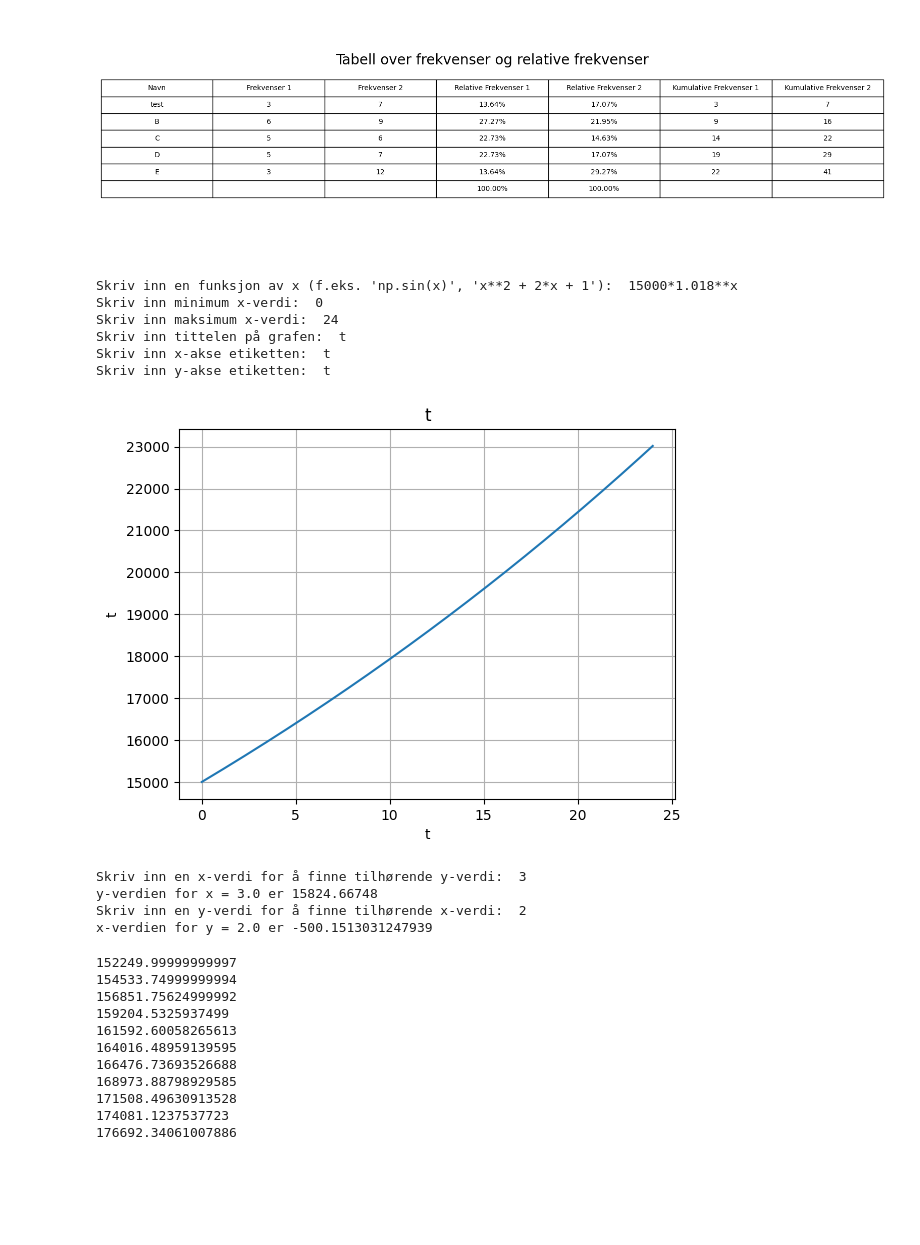
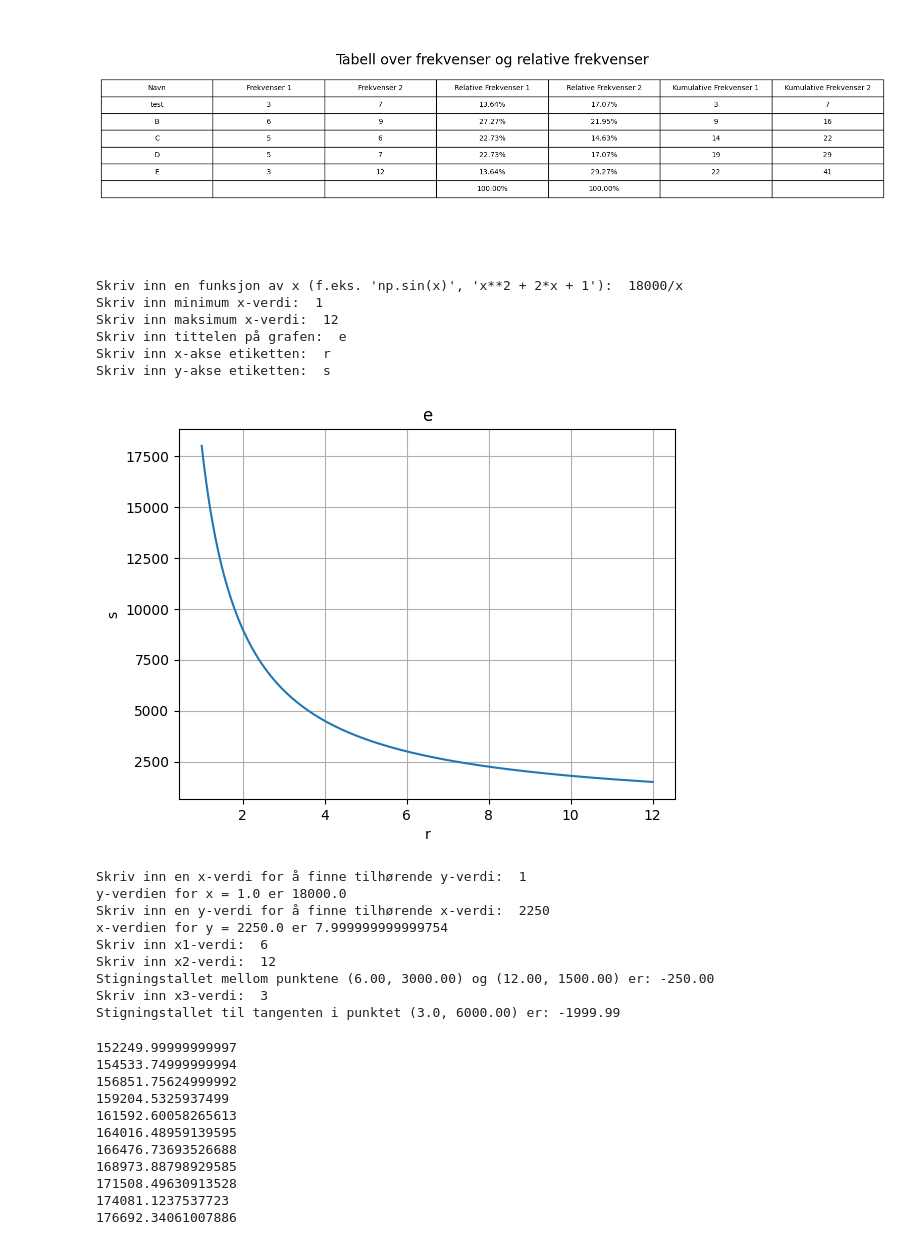
Before and after one commit to hanska91/Matematikk-2P-Y, a Jupyter notebook: Matematikkboka 2P-Y + Litt annet.ipynb, the cells around one changed output. Drawn from its saved outputs; the diff is of its cells as text; code cells hidden in the pictures; blank space fills up the shorter version.

```diff
--- a/Matematikkboka 2P-Y + Litt annet.ipynb
+++ b/Matematikkboka 2P-Y + Litt annet.ipynb
@@ -3326,6 +3337,7 @@ plt.show()
 # Spør funksjonen for å lage hvilken som helst funksjon, spør også om x-verdi og tilhørende y-verdi og motsatt :)
 import numpy as np
 import matplotlib.pyplot as plt
+from scipy.optimize import fsolve
 
 # Be brukeren om funksjonen
 funksjon_str = input("Skriv inn en funksjon av x (f.eks. 'np.sin(x)', 'x**2 + 2*x + 1'): ")
@@ -3340,45 +3352,74 @@ x_akse = input("Skriv inn x-akse etiketten: ")
 y_akse = input("Skriv inn y-akse etiketten: ")
 
 # Generer x-verdier
 x = np.linspace(x_min, x_max, 400)
 
 # Evaluer funksjonen
 y = eval(funksjon_str)
 
 # Plot funksjonen
 plt.plot(x, y)
 plt.title(tittel)
 plt.xlabel(x_akse)
 plt.ylabel(y_akse)
 plt.grid(True)
 
 # Vis grafen
 plt.show()
 
 # Be brukeren om en bestemt x-verdi for å finne tilhørende y-verdi
 x_verdi = float(input("Skriv inn en x-verdi for å finne tilhørende y-verdi: "))
 y_verdi = eval(funksjon_str.replace('x', str(x_verdi)))
 print(f"y-verdien for x = {x_verdi} er {y_verdi}")
 
 # Be brukeren om en bestemt y-verdi for å finne tilhørende x-verdi
 y_verdi = float(input("Skriv inn en y-verdi for å finne tilhørende x-verdi: "))
 # Dette krever en invers funksjon, så vi bruker en numerisk metode
-from scipy.optimize import fsolve
 inverse_funksjon = lambda x: eval(funksjon_str) - y_verdi
 x_verdi = fsolve(inverse_funksjon, x_min)[0]
 print(f"x-verdien for y = {y_verdi} er {x_verdi}")
+
+# Finn stigningstallet mellom to punkter (rett linje)
+x1 = float(input("Skriv inn x1-verdi: "))
+x2 = float(input("Skriv inn x2-verdi: "))
+
+# Beregn y-verdiene for de valgte x-verdiene
+y1 = eval(funksjon_str.replace('x', str(x1)))
+y2 = eval(funksjon_str.replace('x', str(x2)))
+
+# Beregn stigningstallet
+m = (y2 - y1) / (x2 - x1)
+
+# Skriv ut stigningstallet
+print("Stigningstallet mellom punktene ({:.2f}, {:.2f}) og ({:.2f}, {:.2f}) er: {:.2f}".format(x1, y1, x2, y2, m))
+
+# Finn stigningstallet til tangenten i et valgt punkt
+x3 = float(input("Skriv inn x3-verdi: "))
+y3 = eval(funksjon_str.replace('x', str(x3)))
+
+# Beregn stigningstallet i punktet (x3, y3)
+h = 1e-5  # En liten verdi for numerisk derivasjon
+m_tangent = (eval(funksjon_str.replace('x', str(x3 + h))) - y3) / h
+
+# Skriv ut stigningstallet
+print("Stigningstallet til tangenten i punktet ({}, {:.2f}) er: {:.2f}".format(x3, y3, m_tangent))
 # %% [output]
-Skriv inn en funksjon av x (f.eks. 'np.sin(x)', 'x**2 + 2*x + 1'):  15000*1.018**x
-Skriv inn minimum x-verdi:  0
-Skriv inn maksimum x-verdi:  24
-Skriv inn tittelen på grafen:  t
-Skriv inn x-akse etiketten:  t
-Skriv inn y-akse etiketten:  t
+Skriv inn en funksjon av x (f.eks. 'np.sin(x)', 'x**2 + 2*x + 1'):  18000/x
+Skriv inn minimum x-verdi:  1
+Skriv inn maksimum x-verdi:  12
+Skriv inn tittelen på grafen:  e
+Skriv inn x-akse etiketten:  r
+Skriv inn y-akse etiketten:  s
-[figure, old version]
+[figure, new version]
-Skriv inn en x-verdi for å finne tilhørende y-verdi:  3
-y-verdien for x = 3.0 er 15824.66748
-Skriv inn en y-verdi for å finne tilhørende x-verdi:  2
-x-verdien for y = 2.0 er -500.1513031247939
+Skriv inn en x-verdi for å finne tilhørende y-verdi:  1
+y-verdien for x = 1.0 er 18000.0
+Skriv inn en y-verdi for å finne tilhørende x-verdi:  2250
+x-verdien for y = 2250.0 er 7.999999999999754
+Skriv inn x1-verdi:  6
+Skriv inn x2-verdi:  12
+Stigningstallet mellom punktene (6.00, 3000.00) og (12.00, 1500.00) er: -250.00
+Skriv inn x3-verdi:  3
+Stigningstallet til tangenten i punktet (3.0, 6000.00) er: -1999.99
 # %%
 # Øvingsoppgave 6.215 s.353
 arv = 150000
```
Also changed, not shown: parts of 13 cells of this notebook.
